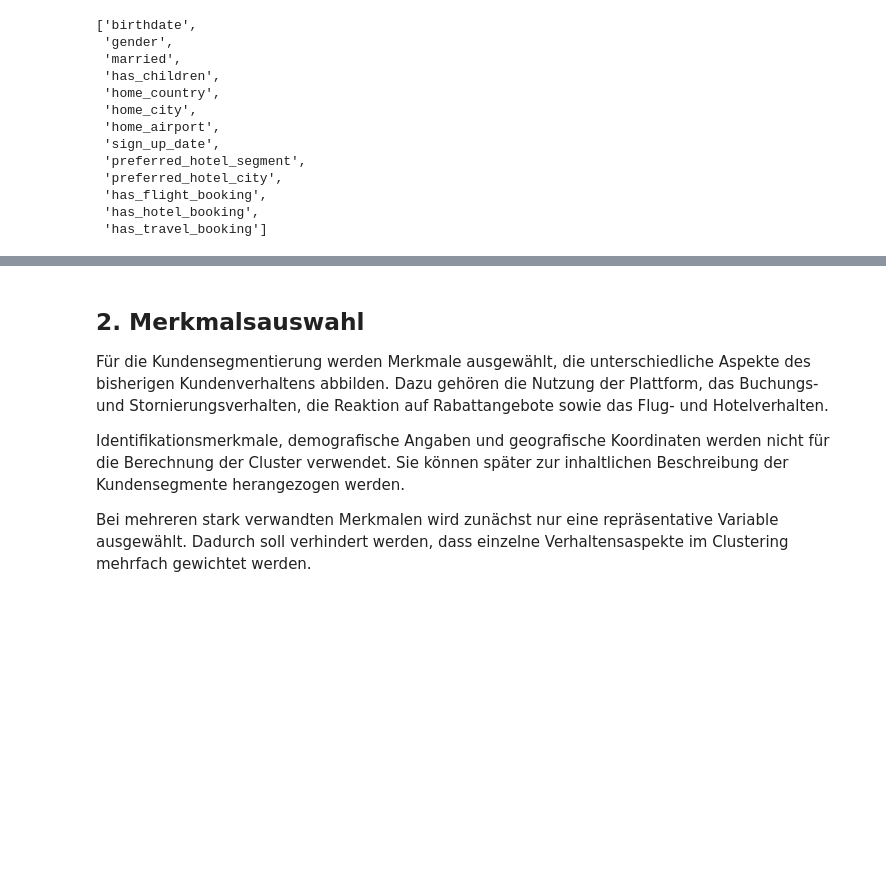
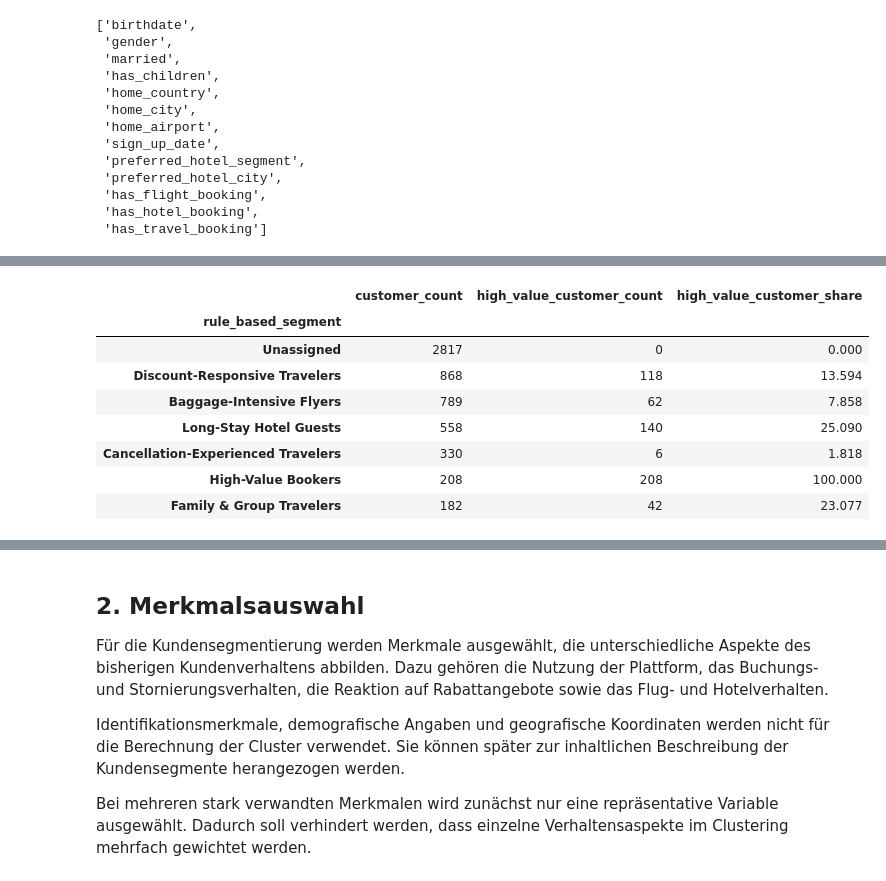
Before and after one commit to norawinkler/traveltide-customer-segmentation, a Jupyter notebook: notebooks/03_customer_segmentation.ipynb, the cells around one changed output, grey strips where cells are left out. Drawn from its saved outputs; the diff is of its cells as text; code cells hidden in the pictures; blank space fills up the shorter version.

```diff
--- a/notebooks/03_customer_segmentation.ipynb
+++ b/notebooks/03_customer_segmentation.ipynb
@@ -196,0 +463,16 @@ Nicht numerische Spalten:
+# %%
+# Eindeutig regelbasierte Kundensegmente erstellen.
+
+customer_segments = (
+    customer_features
+    .merge(
+        rule_flags[
+            ["user_id"]
+            + rule_columns
+            + ["matched_rule_count"]
+        ],
+        on="user_id",
+        how="left",
+        validate="one_to_one"
+    )
+)
@@ -196,0 +561,44 @@ Nicht numerische Spalten:
+# %%
+# Prüfen, welche Mehrfachmerkmale erhalten bleiben
+
+high_value_by_segment = (
+    customer_segments
+    .groupby(
+        "rule_based_segment",
+        observed=True
+    )
+    .agg(
+        customer_count=(
+            "user_id",
+            "count"
+        ),
+        high_value_customer_count=(
+            "high_value_booker",
+            "sum"
+        ),
+        high_value_customer_share=(
+            "high_value_booker",
+            "mean"
+        )
+    )
+    .sort_values(
+        "customer_count",
+        ascending=False
+    )
+)
+
+high_value_by_segment[
+    "high_value_customer_share"
+] *= 100
+
+display(high_value_by_segment)
+# %% [output]
+|  | customer_count | high_value_customer_count | high_value_customer_share |
+| rule_based_segment |  |  |  |
+| Unassigned | 2817 | 0 | 0.000 |
+| Discount-Responsive Travelers | 868 | 118 | 13.594 |
+| Baggage-Intensive Flyers | 789 | 62 | 7.858 |
+| Long-Stay Hotel Guests | 558 | 140 | 25.090 |
+| Cancellation-Experienced Travelers | 330 | 6 | 1.818 |
+| High-Value Bookers | 208 | 208 | 100.000 |
+| Family & Group Travelers | 182 | 42 | 23.077 |
```
Also changed, not shown: parts of 30 cells of this notebook.
